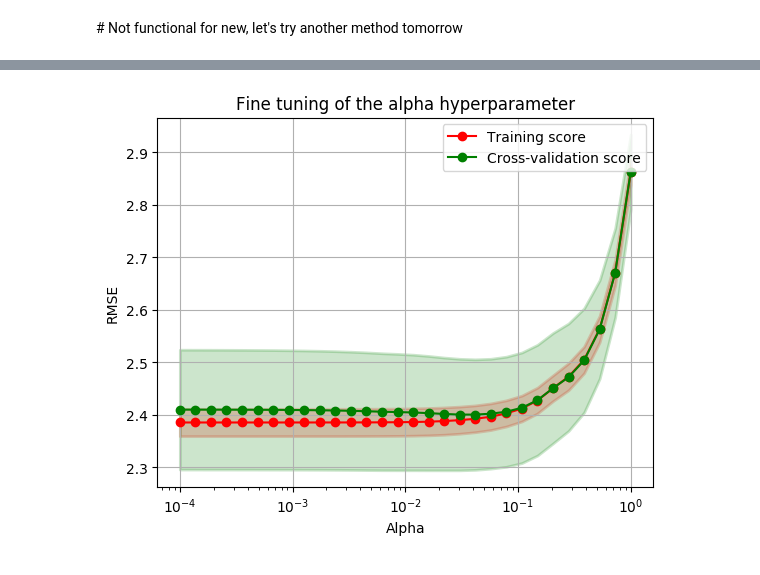
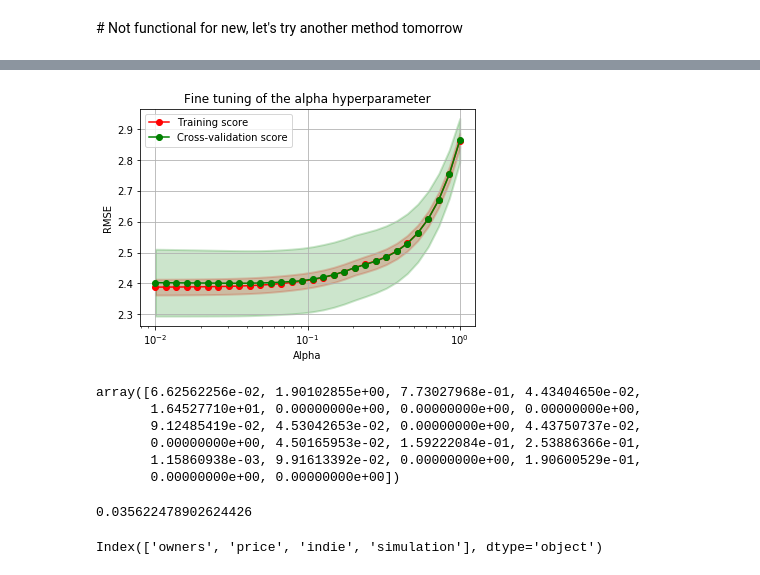
Before and after one commit to mikehdr/ntds_2019_team21, a Jupyter notebook: 4-exploration.ipynb, the cells around one changed output, grey strips where cells are left out. Drawn from its saved outputs; the diff is of its cells as text; code cells hidden in the pictures.

```diff
--- a/4-exploration.ipynb
+++ b/4-exploration.ipynb
@@ -189,6 +189,9 @@ def pre_process(pd_data):
     # process genres, categories and steamspy_tag columns
     df = process_cat_gen_tag(df)
 
+    # remove average_playtime as deemed not relevant for our analysis in the way it is calculated
+    df = df.drop(columns=['average_playtime','median_playtime'])
+
     return df
 
 data = pre_process(pd_data)
@@ -289,7 +292,7 @@ dfa['owners'][0]
 # %%
 pd_data = dfa.copy()
 pd_data['owners'] =  np.log(dfa['owners'])# /10**6
-pd_data['economic_success'] = np.log(pd_data['economic_success'])#/10**6
+pd_data['economic_success'] = np.log(pd_data['economic_success']+1)#/10**6
 # %%
 pd_data.head()
 # %% [output]
@@ -415,9 +427,30 @@ plot_validation_curve(np.sqrt(train_scores_val_l), np.sqrt(cv_scores_val_l), alp
 # %%
-alpha_range = np.logspace(-4, 0, 30)
+alpha_range_fine = np.logspace(-2, 0, 30)
 
 train_scores_val_l, cv_scores_val_l = validation_curve(lasso_pipeline, X_train, y_train['rating'], param_name="lasso__alpha",
-                                                       param_range=alpha_range, cv=5, scoring=MSE,n_jobs = -1)
-plot_validation_curve(np.sqrt(train_scores_val_l), np.sqrt(cv_scores_val_l), alpha_range,
+                                                       param_range=alpha_range_fine, cv=5, scoring=MSE,n_jobs = -1)
+plot_validation_curve(np.sqrt(train_scores_val_l), np.sqrt(cv_scores_val_l), alpha_range_fine,
                       'log', 'Fine tuning of the alpha hyperparameter', 'RMSE', 'Alpha')
 # %% [output]
-[figure, old version]
+[figure, new version]
+# %%
+optimal_alpha_l = alpha_range_fine[cv_scores_val_l.mean(axis=1).argmin()]
+lasso_pipeline.set_params(lasso__alpha = optimal_alpha_l)
+
+lasso_pipeline.fit(X_train,y_train['rating'])
+lasso_predict = lasso_pipeline.predict(X_test)
+
+lasso_regr_rating = np.abs(lasso_pipeline.named_steps['lasso'].coef_.copy())
+lasso_regr_rating
+# %% [output]
+array([6.62562256e-02, 1.90102855e+00, 7.73027968e-01, 4.43404650e-02,
+       1.64527710e+01, 0.00000000e+00, 0.00000000e+00, 0.00000000e+00,
+       9.12485419e-02, 4.53042653e-02, 0.00000000e+00, 4.43750737e-02,
+       0.00000000e+00, 4.50165953e-02, 1.59222084e-01, 2.53886366e-01,
+       1.15860938e-03, 9.91613392e-02, 0.00000000e+00, 1.90600529e-01,
+       0.00000000e+00, 0.00000000e+00])
+# %%
+optimal_alpha_l = alpha_range_fine[cv_scores_val_l.mean(axis=1).argmin()]
+optimal_alpha_l
+# %% [output]
+0.035622478902624426
@@ -423,0 +463,4 @@ plot_validation_curve(np.sqrt(train_scores_val_l), np.sqrt(cv_scores_val_l), alp
+# %%
+feature_rating
+# %% [output]
+Index(['owners', 'price', 'indie', 'simulation'], dtype='object')
```
Also changed, not shown: parts of 9 cells of this notebook.
